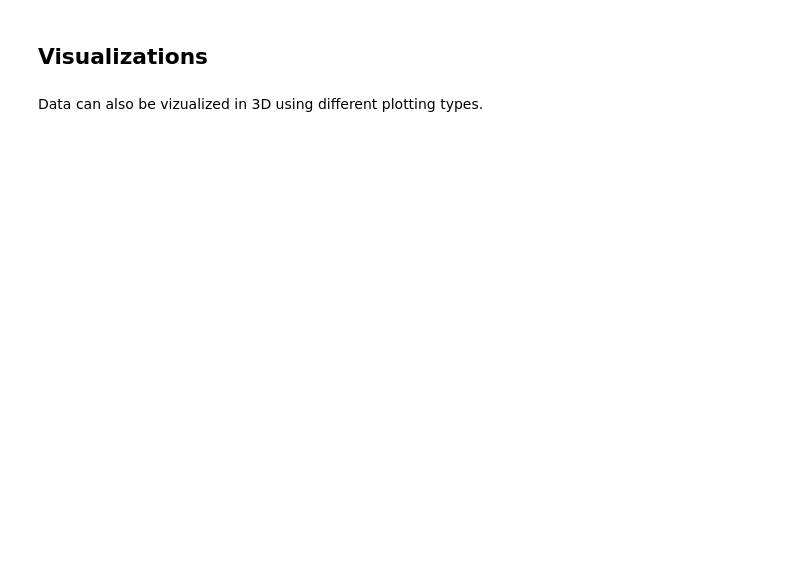
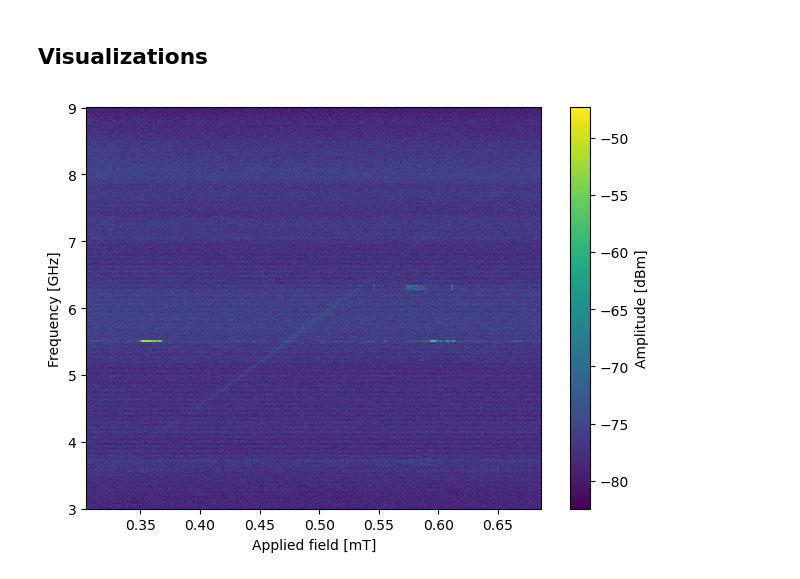
Before and after one commit to oliverfridorf/ICELAB_SHNO, a Jupyter notebook: meas_control_prod.ipynb, the cells around one changed output. Drawn from its saved outputs; the diff is of its cells as text; code cells hidden in the pictures; blank space fills up the shorter version.

```diff
--- a/meas_control_prod.ipynb
+++ b/meas_control_prod.ipynb
@@ -199,16 +218,14 @@ frequency = np.linspace(start_f, stop_f, capture_points)
 # %%
 # Start measurements
 lna_psu.lna(state=True)
-mag_R = magnet.set_calibrated_current(magnet_field, 2)
-time.sleep(1)
+mag_R = 2 # Initial resistance
 
-# Run the measuement loop
 for i in tqdm(range(total_steps)):
     mag_R = magnet.set_calibrated_current(magnet_field, mag_R)
     shno_bias.set_output(2, bias_range[i], turn_on=True)
+    shno_bias.on()
     time.sleep(1)
     applied_field[i] = magnet.field_strenght()
-    progress_bar.set_postfix({'Applied Field': applied_field[i]})
     waveforms[i] = fsv.get_trace(avg_count=50)
 
 # Turn off all power
@@ -218,7 +235,7 @@ magnet.off()
 shno_bias.chirp(0)
 # %%
 # Save the data
-name = f'bias_sweep/{date}_{sample_name}_76deg_field_{magnet_field}A.h5'
+name = f'bias_sweep/{date}_{sample_name}_75deg_field_3_6A.h5'
 ans = input(f"Confirm saving? [y/n]:{name}")
 if ans == 'y':
     with h5py.File(name, 'w') as f:
@@ -358,28 +376,35 @@ frequency = np.linspace(start_f, stop_f, capture_points)
 
 lna_psu.lna(state=True)
 shno_bias.on()
-mag_R = magnet.set_calibrated_current(start_field)
 time.sleep(1)
 
 
-# Start the measurement loop
+
+
+mag_R = magnet.set_calibrated_current(start_field)
+
 for bias_current in tqdm(bias_range):
+    # set the new bias current
+    shno_bias.set_output(I=bias_current, V=2, turn_on=True)
 
-    mag_R = magnet.set_calibrated_current(start_field, mag_R)
+
+
 
     progress_bar = tqdm(enumerate(magnet_range), total=len(magnet_range), leave=False)
     for i, field in progress_bar:
 
         mag_R = magnet.set_calibrated_current(field, mag_R)
-        time.sleep(1)
+
         applied_field[i] = magnet.field_strenght()
         progress_bar.set_postfix({'Applied Field': applied_field[i]})
         waveforms[i] = fsv.get_trace(avg_count=50)
 
-    # Save automatically during the measurement for each different bias current.
-    # Create the folder for the data before running the sweep!
-    name = f"bias_sweep/field_sweep_{sample_name}/{date}_{sample_name}_" + "{:0.2f}".format((bias_current*1000)) + "_mA_76deg.h5"
+
+    # Save the data
+    #name = f'bias_sweep/field_sweep/{date}_{sample_name}_{str(np.round(bias_current*1000, 2)).replace(".", "_")}mA_82deg.h5'
+    name = f"bias_sweep/field_sweep_76_L3R6/{date}_{sample_name}_" + "{:0.2f}".format((bias_current*1000)) + "_mA.h5"
     with h5py.File(name, 'w') as f:
+        # Store the waveforms, frequency, and applied field
         f.create_dataset('frequency', data=frequency)
         f.create_dataset('waveforms', data=waveforms)
         f.create_dataset('applied_field', data=applied_field)
@@ -395,6 +420,6 @@ shno_bias.chirp(0)
 # %%
 # Save the data
-name = f'field_sweep/{date}_{sample_name}_{str(bias_current*1000).replace(".", "_")}72_deg_0_5T.h5'
+name = f'field_sweep/{date}_{sample_name}_{str(bias_current*1000).replace(".", "_")}mA_77_deg.h5'
 ans = input(f"Confirm saving? [y/n]:{name}")
 if ans == 'y':
     with h5py.File(name, 'w') as f:
@@ -402,7 +427,7 @@ if ans == 'y':
         f.create_dataset('frequency', data=frequency)
         f.create_dataset('waveforms', data=waveforms)
         f.create_dataset('applied_field', data=applied_field)
-        f.create_dataset('angle', data=angle_range)
+        #f.create_dataset('angle', data=angle_range)
         #f.create_dataset('bias_range', data=bias_range)
     print(f"File saved as: '{name}'")
     print("Time:", time.strftime("%H:%M:%S", time.localtime()))
@@ -424,21 +454,15 @@ else:
 # %% [markdown]
 ## Visualizations
 # %%
-# Select the type of data that has been captured.
-x_values = applied_field  #bias_range, applied_field, angle_range
+x_values = applied_field#bias_range#applied_field#applied_field#applied_field #bias_range#applied_field#bias_range*1000 # #applied_field #angle_range
 y_values = frequency/1e9
-y_values = y_values
 X, Y = np.meshgrid(x_values, y_values)
 
-plt.pcolormesh(X, Y, (waveforms.T), shading='nearest', cmap='viridis')
-#plt.xlim(1.1, 2.2)
-#plt.ylim(3.3, 3.7)
+plt.pcolormesh(X, Y, (waveforms.T), shading='auto', cmap='viridis')
 plt.colorbar(label='Amplitude [dBm]')
-plt.xlabel('Applied field [mT]')                    # Adjust the x-axis label to the plot type
-#plt.xlabel('Out-of-Plane angle [$ \degree $]')
-#plt.xlabel('Bias current [mA]')
+plt.xlabel('Applied field [mT]')
 plt.ylabel('Frequency [GHz]')
 plt.tight_layout()
 plt.show()
+# %% [output]
+[figure, added]
-# %% [markdown]
-Data can also be vizualized in 3D using different plotting types.
```
Also changed, not shown: parts of 36 cells of this notebook.
